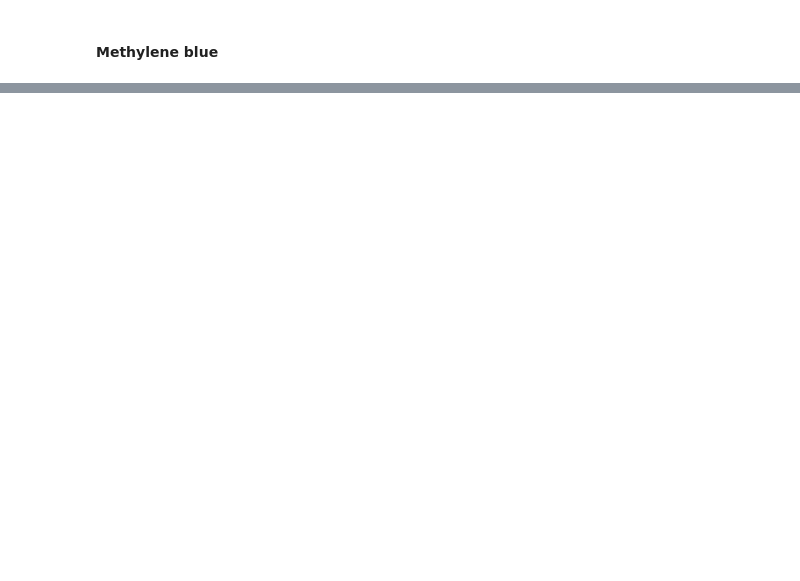
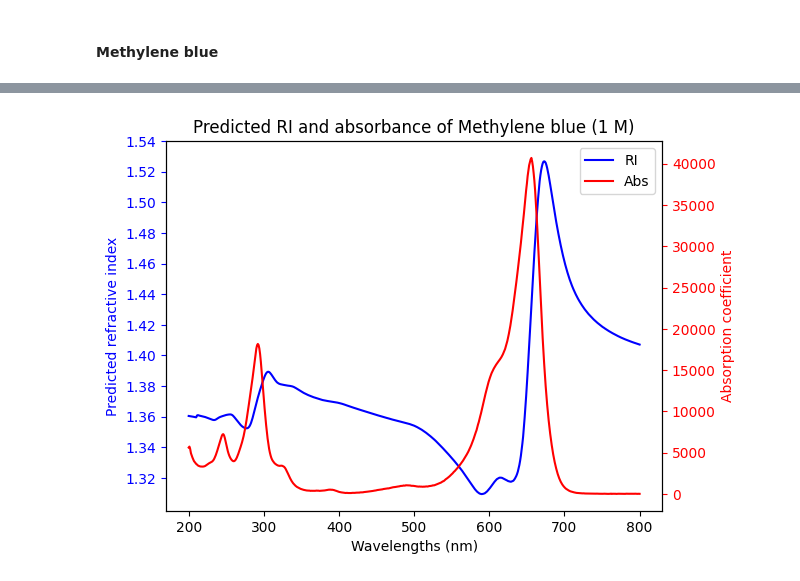
Before and after one commit to qanhng/Refractive-Index-Prediction-Model, a Jupyter notebook: kramers_kronig.ipynb, the cells around one changed output, grey strips where cells are left out. Saved outputs shown, nothing was run; the diff lists cells and outputs as text; code cells hidden in the pictures; blank space fills up the shorter version.

```diff
--- a/kramers_kronig.ipynb
+++ b/kramers_kronig.ipynb
@@ -159,2 +166,7 @@ plot_spectrum("Tartrazine",
 # %% [markdown]
 #### Methylene blue
+# %%
+# Read in data from .txt file (online source - PhotochemCAD)
+mb_abs = pd.read_csv("data/MB abs.txt", sep="\t")
+mb_abs.columns = ["Wavelengths", "Abs"]
+mb_abs
@@ -160,0 +187,22 @@ plot_spectrum("Tartrazine",
+# %%
+# In this case, the online source already provided absorbtion coefficient so
+# we can skip the function abs_coefficient
+
+# Kramers-Kronig calculation
+
+# Get the predicted RI using the XGBoost model at the specified concentration
+ref_ri = 1.368
+
+# Perform the integration to get full spectrum RI
+ri_spectrum = kramers_kronig(mb_abs["Wavelengths"],
+                             mb_abs["Abs"],
+                             ref_ri)
+
+# Plot the spectrum
+plot_spectrum("Methylene blue",
+              "1 M",
+              mb_abs["Wavelengths"],
+              abs_coeff,
+              ri_spectrum)
+# %% [output]
+[figure, added]
```
Also changed, not shown: parts of 8 cells of this notebook, 5 other files.
